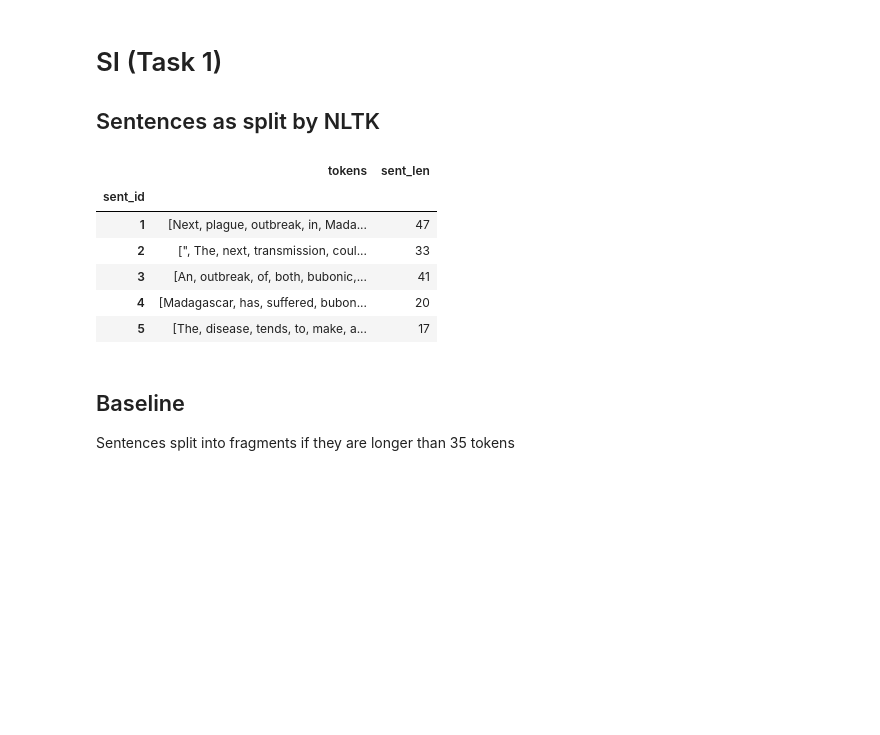
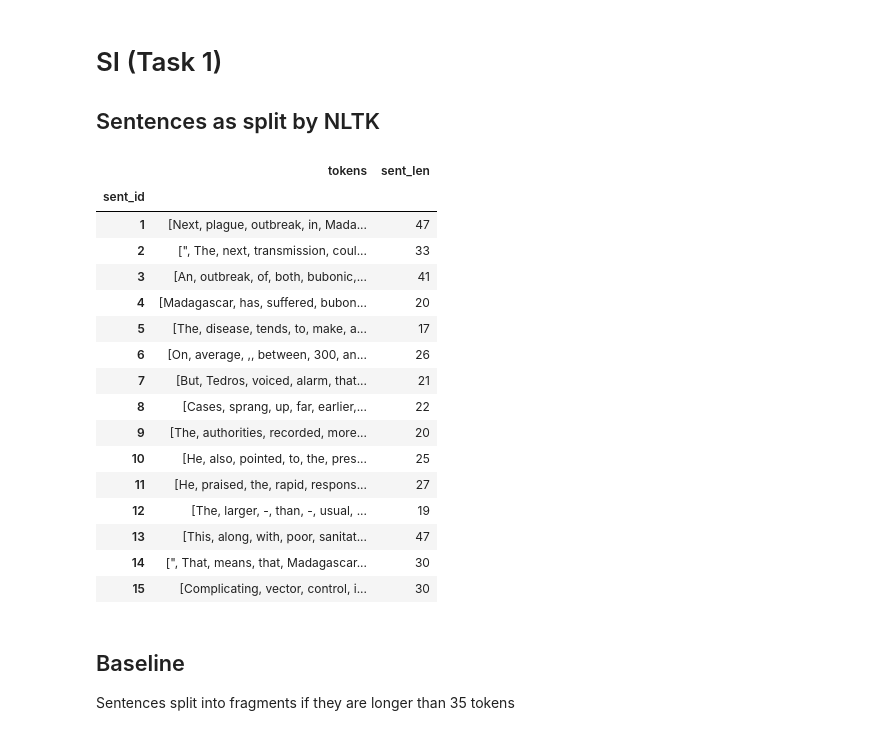
Before and after one commit to cicl-iscl/CyberWallE-propaganda-detection, a Jupyter notebook: eda/sentence_lengths.ipynb, the cells around one changed output. Cells and saved outputs as stored; diff of their text form; code cells hidden in the pictures; blank space fills up the shorter version.

```diff
--- a/eda/sentence_lengths.ipynb
+++ b/eda/sentence_lengths.ipynb
@@ -5,7 +5,7 @@ import pandas as pd
 import matplotlib.pyplot as plt
 
 TC_LABELS_FILE = '../data/train-task2-TC-with-spans.labels'
-SI_LABELS_FILE = '../data/train-data-with-sents.tsv'
+SI_LABELS_FILE = '../data/train-data-with-sents-no-maxlen.tsv'
 SI_LABELS_FILE_BASELINE = '../data/train-data-with-sents-baseline.tsv'
 SI_LABELS_FILE_IMPROVED = '../data/train-data-with-sents-improved.tsv'
 # %% [markdown]
@@ -76,20 +76,30 @@ The longest sequences consist of multiple connected sentences and/or quotes with
 # %%
 # The quoting=3 part is really important!
 
 df = pd.read_csv(SI_LABELS_FILE, sep='\t', names=['doc_id', 'sent_id', 'idx_start', 'idx_end', 'tokens', 'label'], encoding='utf-8', quoting=3)
 df = df.drop(columns=['doc_id', 'idx_start', 'idx_end', 'label'])
 df = df.groupby('sent_id')['tokens'].apply(list).to_frame()
 df['sent_len'] = df['tokens'].apply(lambda x : len(x))
 pd.set_option('display.max_colwidth', -1)
-df.head()
+df.head(15)
 # %% [output]
 |  | tokens | sent_len |
 | sent_id |  |  |
 | 1 | [Next, plague, outbreak, in, Mada... | 47 |
 | 2 | [", The, next, transmission, coul... | 33 |
 | 3 | [An, outbreak, of, both, bubonic,... | 41 |
 | 4 | [Madagascar, has, suffered, bubon... | 20 |
 | 5 | [The, disease, tends, to, make, a... | 17 |
+| 6 | [On, average, ,, between, 300, an... | 26 |
+| 7 | [But, Tedros, voiced, alarm, that... | 21 |
+| 8 | [Cases, sprang, up, far, earlier,... | 22 |
+| 9 | [The, authorities, recorded, more... | 20 |
+| 10 | [He, also, pointed, to, the, pres... | 25 |
+| 11 | [He, praised, the, rapid, respons... | 27 |
+| 12 | [The, larger, -, than, -, usual, ... | 19 |
+| 13 | [This, along, with, poor, sanitat... | 47 |
+| 14 | [", That, means, that, Madagascar... | 30 |
+| 15 | [Complicating, vector, control, i... | 30 |
 # %% [markdown]
 ## Baseline
 Sentences split into fragments if they are longer than 35 tokens
```
Also changed, not shown: parts of 6 cells of this notebook, 2 other files.
